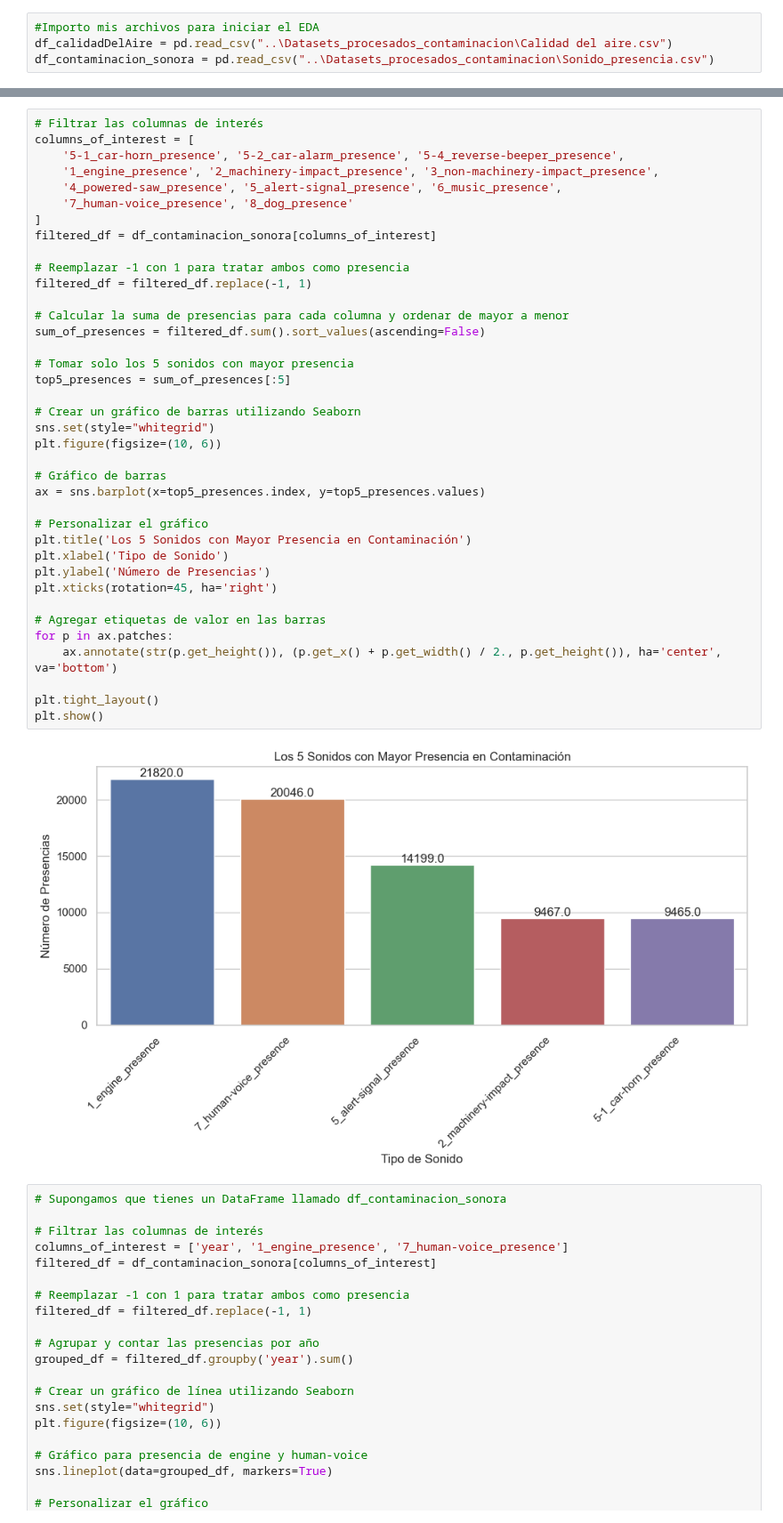
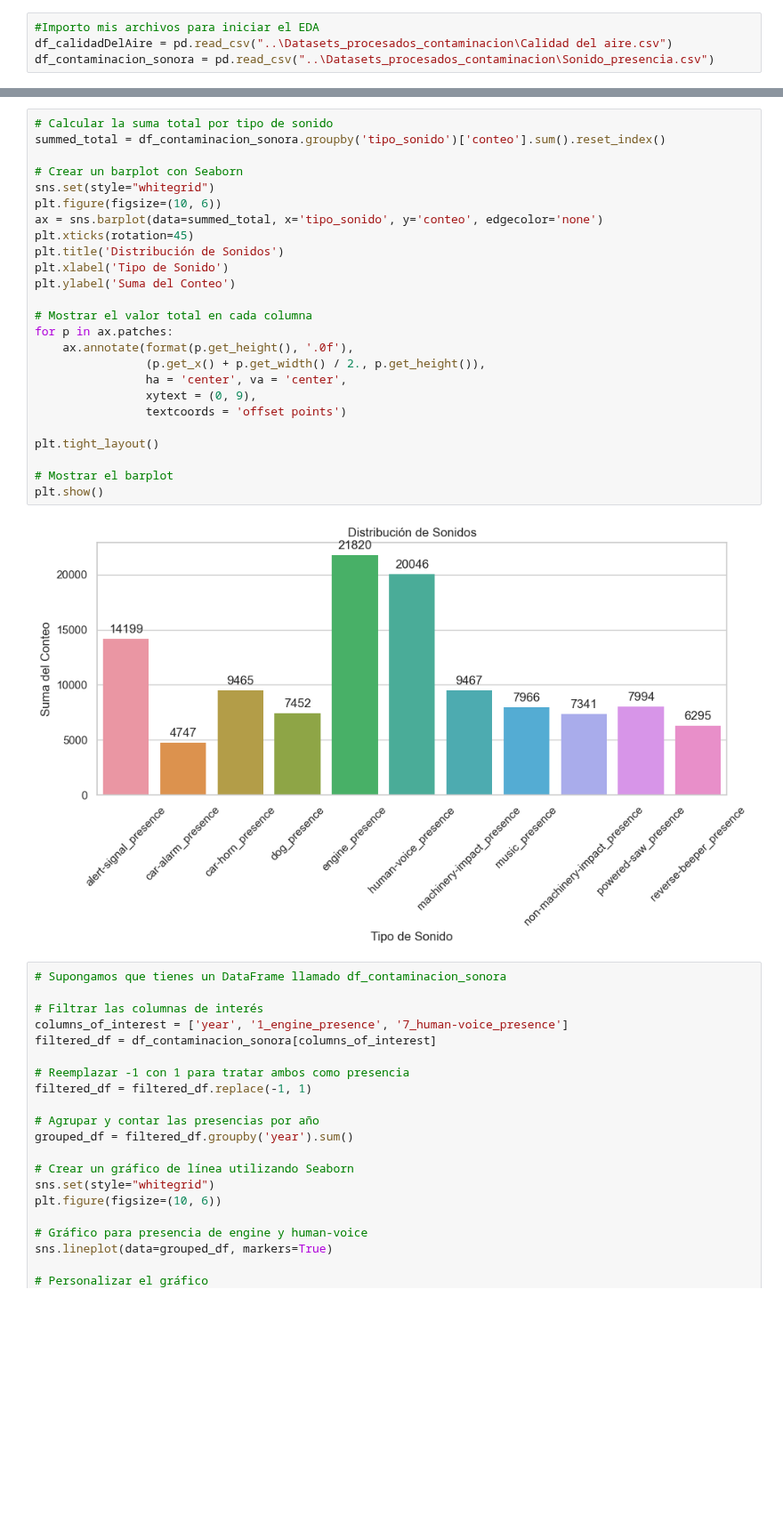
Before and after one commit to A-Lasso/Taxis-NewYork, a Jupyter notebook: Main/Analisis Contaminacion/Analisis_eda_contaminacion.ipynb, the cells around one changed output, grey strips where cells are left out. Shown at 89% size. Drawn from its saved outputs; the diff is of its cells as text; blank space fills up the shorter version.

Commit message:
Alan: cambios eda y melt contaminacion sonora

```diff
--- a/Main/Analisis Contaminacion/Analisis_eda_contaminacion.ipynb
+++ b/Main/Analisis Contaminacion/Analisis_eda_contaminacion.ipynb
@@ -86,43 +86,30 @@ plt.show()
-# %%
-# Filtrar las columnas de interés
-columns_of_interest = [
-    '5-1_car-horn_presence', '5-2_car-alarm_presence', '5-4_reverse-beeper_presence',
-    '1_engine_presence', '2_machinery-impact_presence', '3_non-machinery-impact_presence',
-    '4_powered-saw_presence', '5_alert-signal_presence', '6_music_presence',
-    '7_human-voice_presence', '8_dog_presence'
-]
-filtered_df = df_contaminacion_sonora[columns_of_interest]
-
-# Reemplazar -1 con 1 para tratar ambos como presencia
-filtered_df = filtered_df.replace(-1, 1)
-
-# Calcular la suma de presencias para cada columna y ordenar de mayor a menor
-sum_of_presences = filtered_df.sum().sort_values(ascending=False)
-
-# Tomar solo los 5 sonidos con mayor presencia
-top5_presences = sum_of_presences[:5]
-
-# Crear un gráfico de barras utilizando Seaborn
-sns.set(style="whitegrid")
-plt.figure(figsize=(10, 6))
-
-# Gráfico de barras
-ax = sns.barplot(x=top5_presences.index, y=top5_presences.values)
-
-# Personalizar el gráfico
-plt.title('Los 5 Sonidos con Mayor Presencia en Contaminación')
-plt.xlabel('Tipo de Sonido')
-plt.ylabel('Número de Presencias')
-plt.xticks(rotation=45, ha='right')
-
-# Agregar etiquetas de valor en las barras
-for p in ax.patches:
-    ax.annotate(str(p.get_height()), (p.get_x() + p.get_width() / 2., p.get_height()), ha='center', va='bottom')
-
-plt.tight_layout()
-plt.show()
-# %% [output]
-[figure, removed]
+# %%
+# Calcular la suma total por tipo de sonido
+summed_total = df_contaminacion_sonora.groupby('tipo_sonido')['conteo'].sum().reset_index()
+
+# Crear un barplot con Seaborn
+sns.set(style="whitegrid")
+plt.figure(figsize=(10, 6))
+ax = sns.barplot(data=summed_total, x='tipo_sonido', y='conteo', edgecolor='none')
+plt.xticks(rotation=45)
+plt.title('Distribución de Sonidos')
+plt.xlabel('Tipo de Sonido')
+plt.ylabel('Suma del Conteo')
+
+# Mostrar el valor total en cada columna
+for p in ax.patches:
+    ax.annotate(format(p.get_height(), '.0f'),
+                (p.get_x() + p.get_width() / 2., p.get_height()),
+                ha = 'center', va = 'center',
+                xytext = (0, 9),
+                textcoords = 'offset points')
+
+plt.tight_layout()
+
+# Mostrar el barplot
+plt.show()
+# %% [output]
+[figure, added]
 # %%
 # Supongamos que tienes un DataFrame llamado df_contaminacion_sonora
 
```
Also changed, not shown: parts of 5 cells of this notebook, 2 other files.
